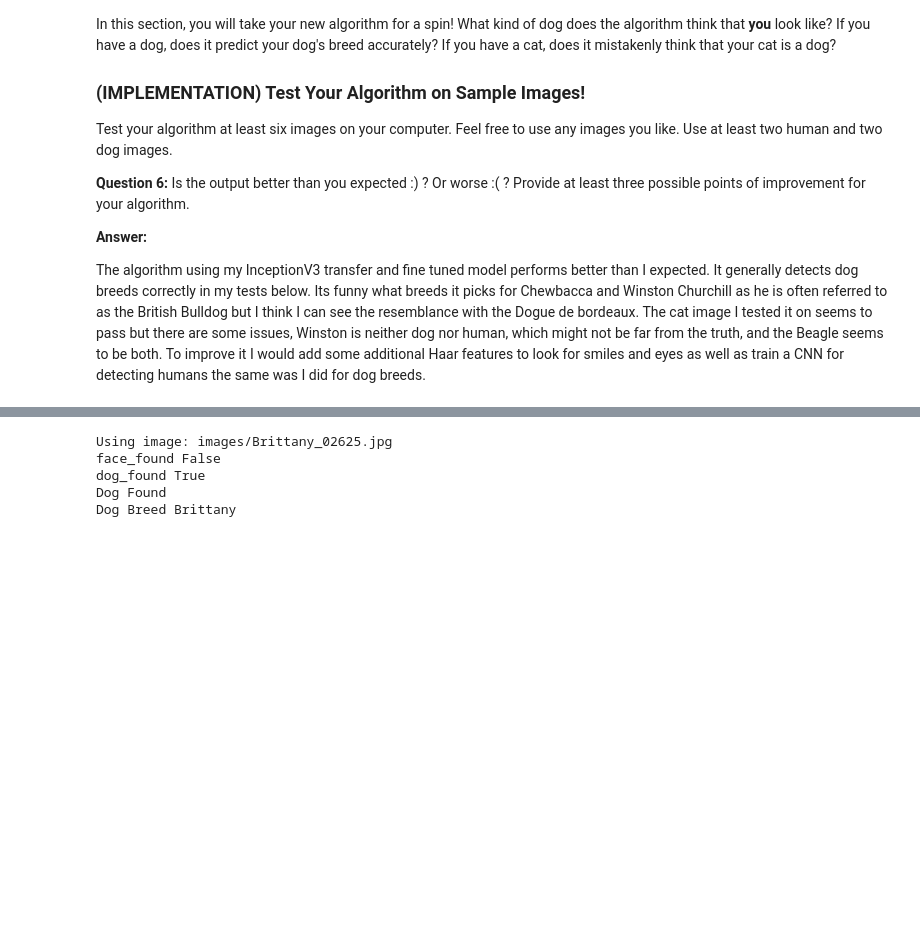
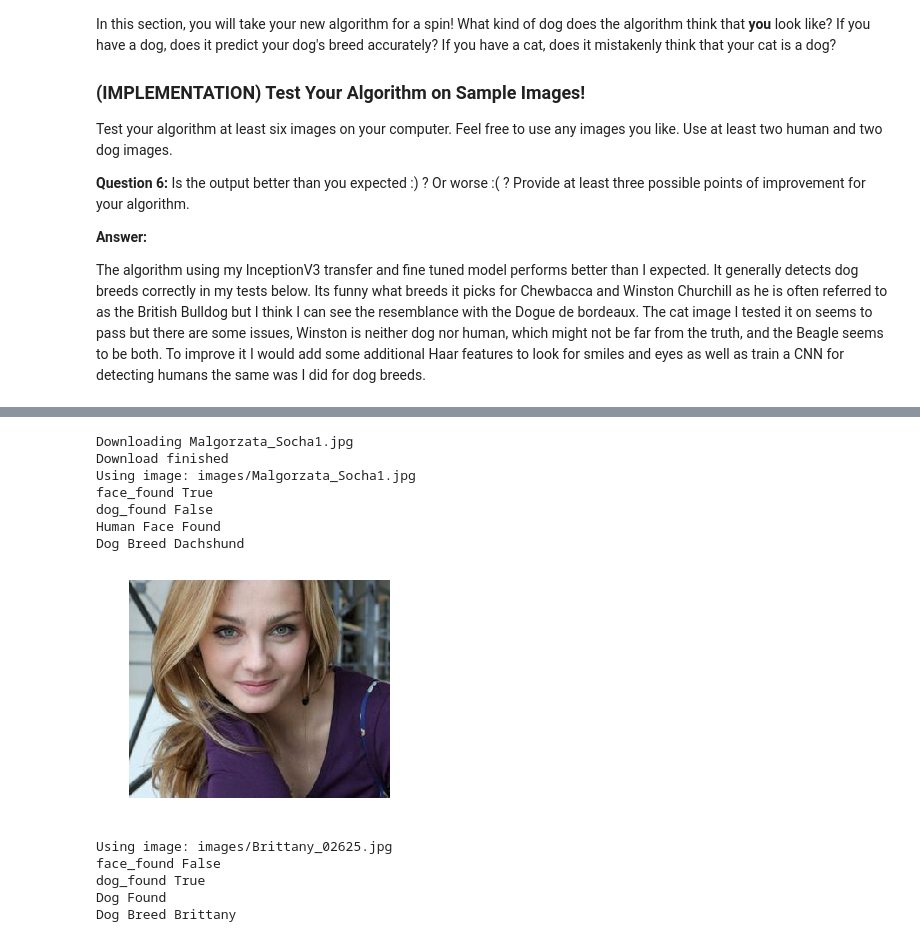
Before and after one commit to TomaszSzyborski/Udacity_Artificial_Intelligence_Nanodegree, a Jupyter notebook: 2nd_Semester/dog_project/dog_app.ipynb, the cells around one changed output, grey strips where cells are left out. Saved outputs shown, nothing was run; the diff lists cells and outputs as text; code cells hidden in the pictures; blank space fills up the shorter version.

```diff
--- a/2nd_Semester/dog_project/dog_app.ipynb
+++ b/2nd_Semester/dog_project/dog_app.ipynb
@@ -952 +960,14 @@ Dog Breed Curly-coated_retriever
+# %%
+name = "http://domitp.com/blog/wp-content/uploads/2012/07/Malgorzata_Socha1.jpg"
+download_file(name,"./images/")
+check_image("images/{}".format("Malgorzata_Socha1.jpg"))
+# %% [output]
+Downloading Malgorzata_Socha1.jpg
+Download finished
+Using image: images/Malgorzata_Socha1.jpg
+face_found True
+dog_found False
+Human Face Found
+Dog Breed Dachshund
+[figure, added]
 # %%
```
Also changed, not shown: parts of 20 cells of this notebook, 4 other files.
